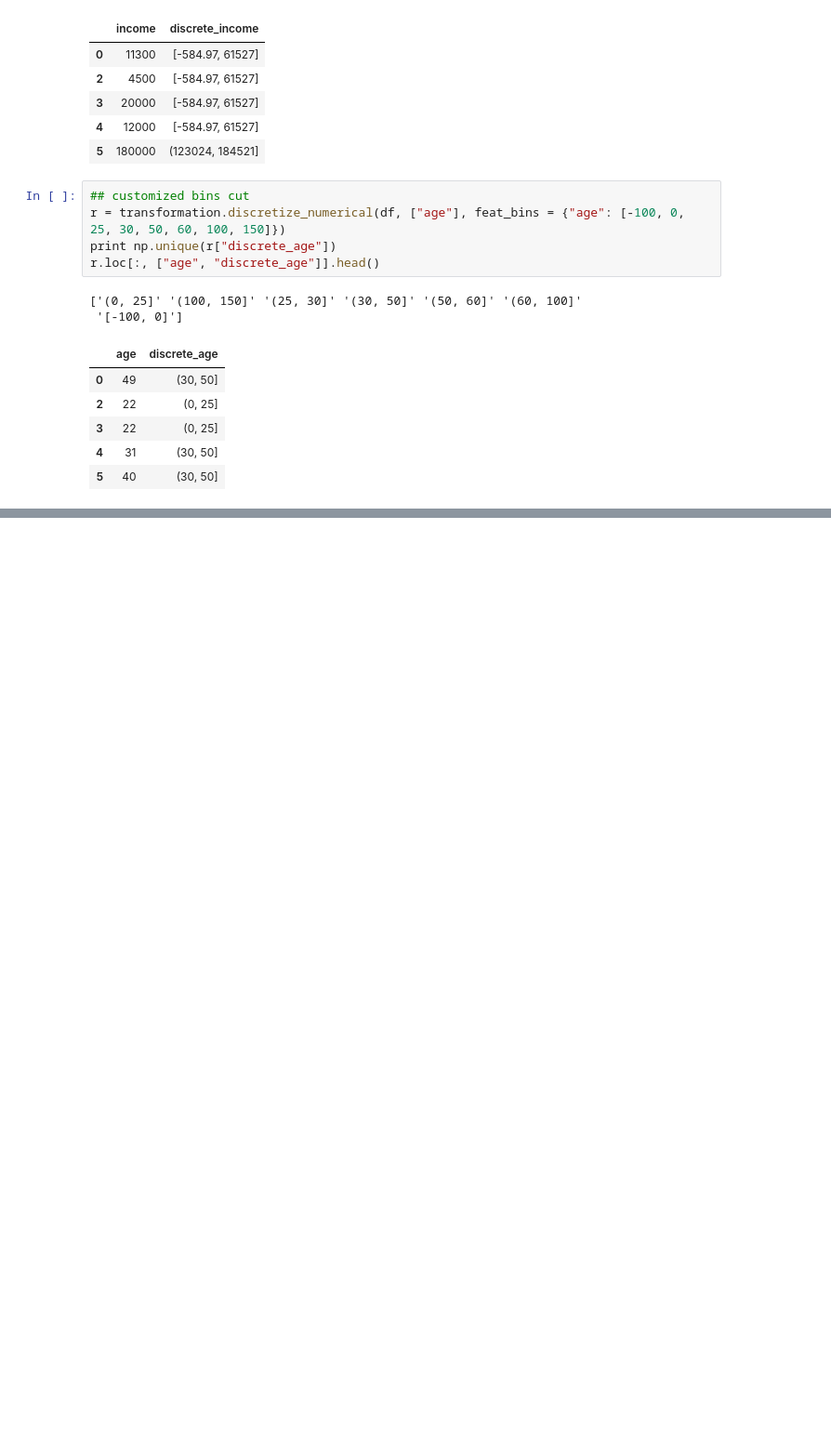
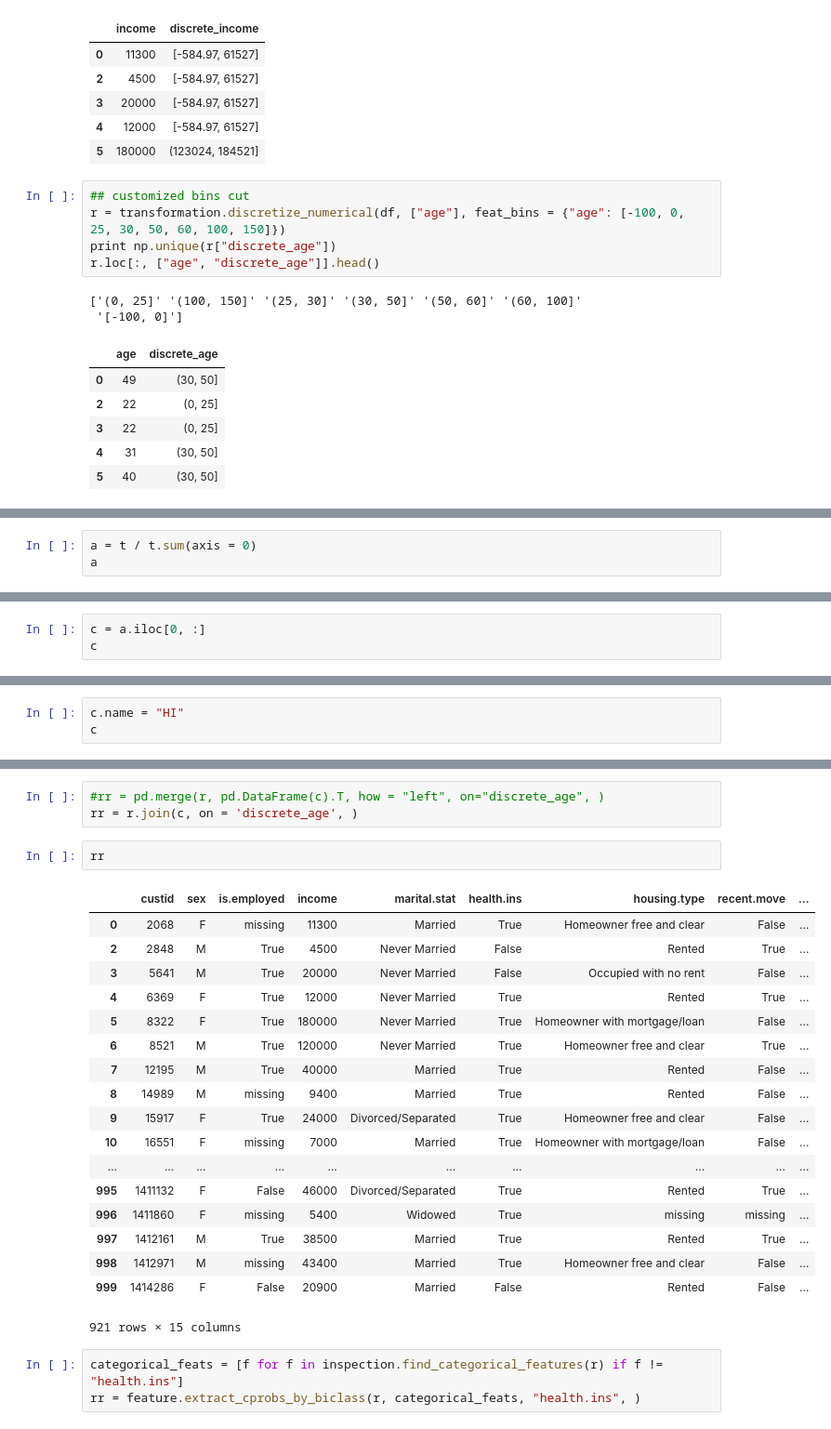
Before and after one commit to dolaameng/practical_munging_tools, a Jupyter notebook: exploration.ipynb, the cells around one changed output, grey strips where cells are left out. Shown at 93% size. Cells and saved outputs as stored; diff of their text form; blank space fills up the shorter version.

```diff
--- a/exploration.ipynb
+++ b/exploration.ipynb
@@ -241,0 +258,3 @@ inspection.plot_feature_pair(r, "discrete_age", "health.ins")
+# %%
+a = t / t.sum(axis = 0)
+a
@@ -241,0 +266,3 @@ inspection.plot_feature_pair(r, "discrete_age", "health.ins")
+# %%
+c = a.iloc[0, :]
+c
@@ -241,0 +279,3 @@ inspection.plot_feature_pair(r, "discrete_age", "health.ins")
+# %%
+c.name = "HI"
+c
@@ -241,0 +292,27 @@ inspection.plot_feature_pair(r, "discrete_age", "health.ins")
+# %%
+#rr = pd.merge(r, pd.DataFrame(c).T, how = "left", on="discrete_age", )
+rr = r.join(c, on = 'discrete_age', )
+# %%
+rr
+# %% [output]
+|  | custid | sex | is.employed | income | marital.stat | health.ins | housing.type | recent.move | ... |
+| 0 | 2068 | F | missing | 11300 | Married | True | Homeowner free and clear | False | ... |
+| 2 | 2848 | M | True | 4500 | Never Married | False | Rented | True | ... |
+| 3 | 5641 | M | True | 20000 | Never Married | False | Occupied with no rent | False | ... |
+| 4 | 6369 | F | True | 12000 | Never Married | True | Rented | True | ... |
+| 5 | 8322 | F | True | 180000 | Never Married | True | Homeowner with mortgage/loan | False | ... |
+| 6 | 8521 | M | True | 120000 | Never Married | True | Homeowner free and clear | True | ... |
+| 7 | 12195 | M | True | 40000 | Married | True | Rented | False | ... |
+| 8 | 14989 | M | missing | 9400 | Married | True | Rented | False | ... |
+| 9 | 15917 | F | True | 24000 | Divorced/Separated | True | Homeowner free and clear | False | ... |
+| 10 | 16551 | F | missing | 7000 | Married | True | Homeowner with mortgage/loan | False | ... |
+| ... | ... | ... | ... | ... | ... | ... | ... | ... | ... |
+| 995 | 1411132 | F | False | 46000 | Divorced/Separated | True | Rented | True | ... |
+| 996 | 1411860 | F | missing | 5400 | Widowed | True | missing | missing | ... |
+| 997 | 1412161 | M | True | 38500 | Married | True | Rented | True | ... |
+| 998 | 1412971 | M | missing | 43400 | Married | True | Homeowner free and clear | False | ... |
+| 999 | 1414286 | F | False | 20900 | Married | False | Rented | False | ... |
+921 rows × 15 columns
+# %%
+categorical_feats = [f for f in inspection.find_categorical_features(r) if f != "health.ins"]
+rr = feature.extract_cprobs_by_biclass(r, categorical_feats, "health.ins", )
```
Also changed, not shown: parts of 15 cells of this notebook, 1 other file.
